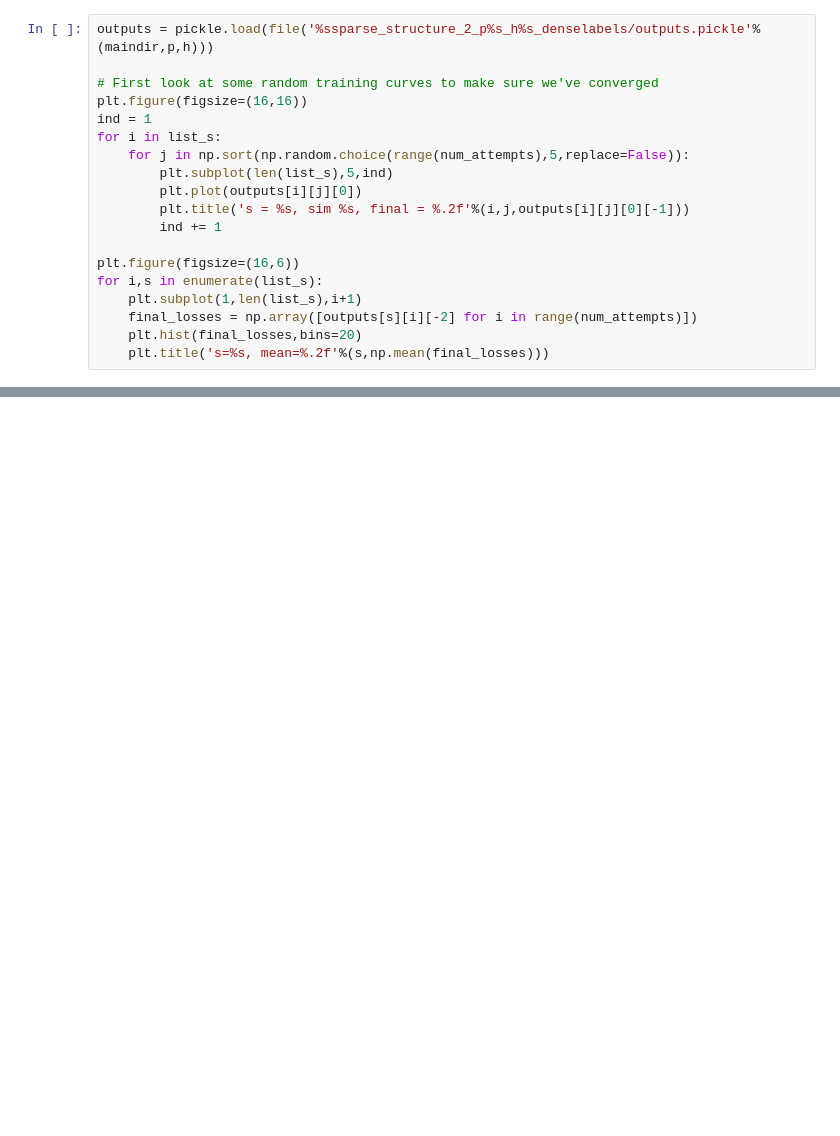
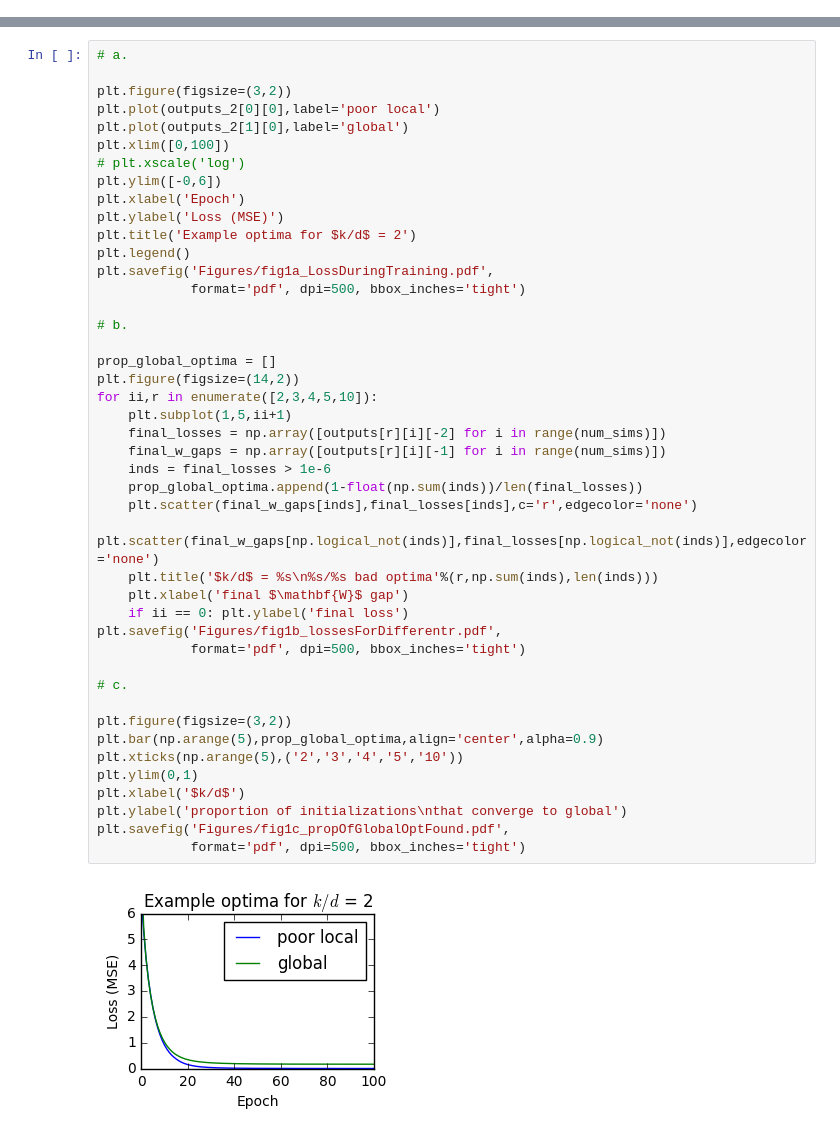
Before and after one commit to jessemzhang/porcupine_neural_networks, a Jupyter notebook: PNN_degreeone_experiments.ipynb, the cells around one changed output, grey strips where cells are left out. Saved outputs shown, nothing was run; the diff lists cells and outputs as text; blank space fills up the shorter version.

```diff
--- a/PNN_degreeone_experiments.ipynb
+++ b/PNN_degreeone_experiments.ipynb
@@ -519,19 +145,0 @@ pickle.dump(outputs,file('%ssparse_structure_2_p%s_h%s_denselabels/outputs.pickl
-# %%
-outputs = pickle.load(file('%ssparse_structure_2_p%s_h%s_denselabels/outputs.pickle'%(maindir,p,h)))
-
-# First look at some random training curves to make sure we've converged
-plt.figure(figsize=(16,16))
-ind = 1
-for i in list_s:
-    for j in np.sort(np.random.choice(range(num_attempts),5,replace=False)):
-        plt.subplot(len(list_s),5,ind)
-        plt.plot(outputs[i][j][0])
-        plt.title('s = %s, sim %s, final = %.2f'%(i,j,outputs[i][j][0][-1]))
-        ind += 1
-
-plt.figure(figsize=(16,6))
-for i,s in enumerate(list_s):
-    plt.subplot(1,len(list_s),i+1)
-    final_losses = np.array([outputs[s][i][-2] for i in range(num_attempts)])
-    plt.hist(final_losses,bins=20)
-    plt.title('s=%s, mean=%.2f'%(s,np.mean(final_losses)))
@@ -540,0 +146,46 @@ for i,s in enumerate(list_s):
+# %%
+# a.
+
+plt.figure(figsize=(3,2))
+plt.plot(outputs_2[0][0],label='poor local')
+plt.plot(outputs_2[1][0],label='global')
+plt.xlim([0,100])
+# plt.xscale('log')
+plt.ylim([-0,6])
+plt.xlabel('Epoch')
+plt.ylabel('Loss (MSE)')
+plt.title('Example optima for $k/d$ = 2')
+plt.legend()
+plt.savefig('Figures/fig1a_LossDuringTraining.pdf',
+            format='pdf', dpi=500, bbox_inches='tight')
+
+# b.
+
+prop_global_optima = []
+plt.figure(figsize=(14,2))
+for ii,r in enumerate([2,3,4,5,10]):
+    plt.subplot(1,5,ii+1)
+    final_losses = np.array([outputs[r][i][-2] for i in range(num_sims)])
+    final_w_gaps = np.array([outputs[r][i][-1] for i in range(num_sims)])
+    inds = final_losses > 1e-6
+    prop_global_optima.append(1-float(np.sum(inds))/len(final_losses))
+    plt.scatter(final_w_gaps[inds],final_losses[inds],c='r',edgecolor='none')
+    plt.scatter(final_w_gaps[np.logical_not(inds)],final_losses[np.logical_not(inds)],edgecolor='none')
+    plt.title('$k/d$ = %s\n%s/%s bad optima'%(r,np.sum(inds),len(inds)))
+    plt.xlabel('final $\mathbf{W}$ gap')
+    if ii == 0: plt.ylabel('final loss')
+plt.savefig('Figures/fig1b_lossesForDifferentr.pdf',
+            format='pdf', dpi=500, bbox_inches='tight')
+
+# c.
+
+plt.figure(figsize=(3,2))
+plt.bar(np.arange(5),prop_global_optima,align='center',alpha=0.9)
+plt.xticks(np.arange(5),('2','3','4','5','10'))
+plt.ylim(0,1)
+plt.xlabel('$k/d$')
+plt.ylabel('proportion of initializations\nthat converge to global')
+plt.savefig('Figures/fig1c_propOfGlobalOptFound.pdf',
+            format='pdf', dpi=500, bbox_inches='tight')
+# %% [output]
+[figure, added]
```
Also changed, not shown: parts of 27 cells of this notebook, 2 other files.
